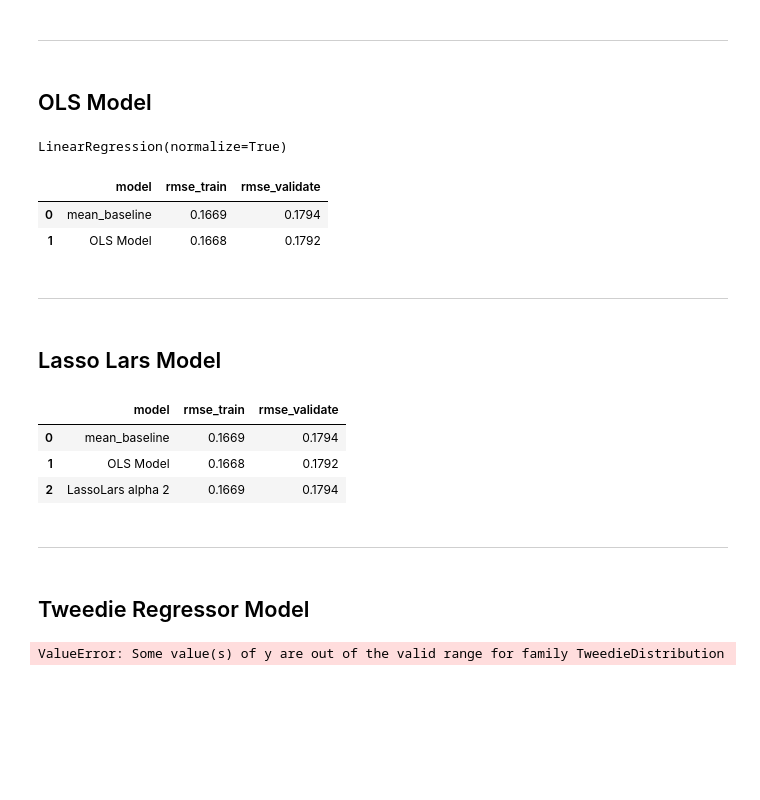
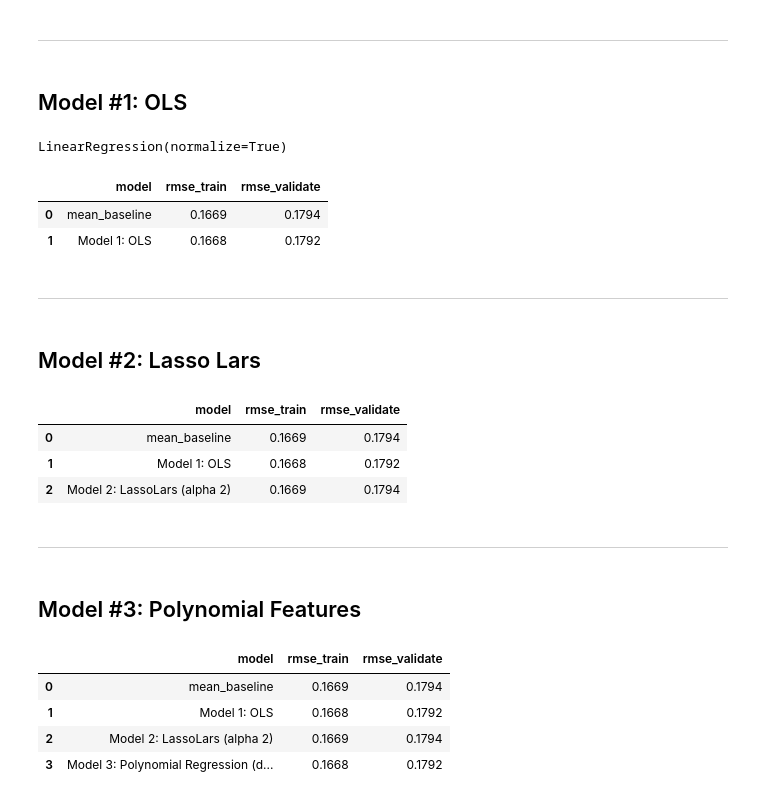
Before and after one commit to natasharivers/Zillow_Clustering_Project, a Jupyter notebook: Notebook.ipynb, the cells around one changed output. Drawn from its saved outputs; the diff is of its cells as text; code cells hidden in the pictures; blank space fills up the shorter version.

Commit message:
3rd model

```diff
--- a/Notebook.ipynb
+++ b/Notebook.ipynb
@@ -590,24 +586,25 @@ features = ['total_sqft', 'bedrooms', 'longitude']
 # %% [markdown]
 __________________
 # %% [markdown]
-## OLS Model
+## Model #1: OLS
 # %%
+#ordinary least squares
 #create the model
-lm = LinearRegression(normalize=True)
+model1 = LinearRegression(normalize=True)
 
 #fit the model
-lm.fit(X_train_scaled[features], y_train.actual)
+model1.fit(X_train_scaled[features], y_train.actual)
 # %% [output]
 LinearRegression(normalize=True)
 # %%
 # predict train
-y_train['logerror_pred_lm'] = lm.predict(X_train_scaled[features])
+y_train['logerror_pred_lm'] = model1.predict(X_train_scaled[features])
 
 # evaluate: rmse
 rmse_train = mean_squared_error(y_train.actual, y_train.logerror_pred_lm)**(1/2)
 
 # predict validate
-y_validate['logerror_pred_lm'] = lm.predict(X_validate_scaled[features])
+y_validate['logerror_pred_lm'] = model1.predict(X_validate_scaled[features])
 
 # evaluate: rmse
 rmse_validate = mean_squared_error(y_validate.actual, y_validate.logerror_pred_lm)**(1/2)
@@ -615,7 +612,7 @@ rmse_validate = mean_squared_error(y_validate.actual, y_validate.logerror_pred_l
 #create visual to see baseline vs LinearRegression model
 metric_df = metric_df.append(
     {
-    'model': 'OLS Model',
+    'model': 'Model 1: OLS',
     'rmse_train': round(rmse_train, 4),
     'rmse_validate': round(rmse_validate,4),
     }, ignore_index=True)
@@ -624,46 +621,46 @@ metric_df
 # %% [output]
 |  | model | rmse_train | rmse_validate |
 | 0 | mean_baseline | 0.1669 | 0.1794 |
-| 1 | OLS Model | 0.1668 | 0.1792 |
+| 1 | Model 1: OLS | 0.1668 | 0.1792 |
 # %% [markdown]
 __________________________
 # %% [markdown]
-## Lasso Lars Model
+## Model #2: Lasso Lars
 # %%
 # create the model object
-lars = LassoLars(alpha= 2)
+model2 = LassoLars(alpha= 2)
 
 # fit the model to our training data. We must specify the column in y_train,
 # since we have converted it to a dataframe from a series!
-lars.fit(X_train_scaled[features], y_train.actual)
+model2.fit(X_train_scaled[features], y_train.actual)
 
 # predict train
-y_train['logerror_pred_lars'] = lars.predict(X_train_scaled[features])
+y_train['logerror_pred_lars'] = model2.predict(X_train_scaled[features])
 
 # evaluate: rmse
 rmse_train = mean_squared_error(y_train.actual, y_train.logerror_pred_lars)**(1/2)
 
 # predict validate
-y_validate['logerror_pred_lars'] = lars.predict(X_validate_scaled[features])
+y_validate['logerror_pred_lars'] = model2.predict(X_validate_scaled[features])
 
 # evaluate: rmse
 rmse_validate = mean_squared_error(y_validate.actual, y_validate.logerror_pred_lars)**(1/2)
 # %%
 #shows baseline vs LinearRegression vs LassoLars
 metric_df = metric_df.append(
     {
-    'model': 'LassoLars alpha 2',
+    'model': 'Model 2: LassoLars (alpha 2)',
     'rmse_train': round(rmse_train,4),
     'rmse_validate': round(rmse_validate,4),
     }, ignore_index=True)
 
 metric_df
 # %% [output]
 |  | model | rmse_train | rmse_validate |
 | 0 | mean_baseline | 0.1669 | 0.1794 |
-| 1 | OLS Model | 0.1668 | 0.1792 |
-| 2 | LassoLars alpha 2 | 0.1669 | 0.1794 |
+| 1 | Model 1: OLS | 0.1668 | 0.1792 |
+| 2 | Model 2: LassoLars (alpha 2) | 0.1669 | 0.1794 |
 # %% [markdown]
 ____________________
-# %% [markdown]
-## Tweedie Regressor Model
+# %% [markdown]
+## Model #3: Polynomial Features
@@ -670,31 +677,34 @@ ____________________
 # %%
-# create the model object
-glm = TweedieRegressor(power=1, alpha=0)
+#create the model
+model3 = LinearRegression(normalize=True)
 
-# fit the model to our training data. We must specify the column in y_train,
-# since we have converted it to a dataframe from a series!
-glm.fit(X_train_scaled[features], y_train.actual)
+#fit the mode
+model3.fit(X_train_degree2, y_train.actual)
 
-# predict train
-y_train['logerror_pred_glm'] = glm.predict(X_train_scaled[features])
+#use the model
+y_train['logerror_pred_pm'] = model3.predict(X_train_degree2)
 
 # evaluate: rmse
-rmse_train = (mean_squared_error(y_train.actual, y_train.logerror_pred_glm)**(1/2))
+rmse_train = mean_squared_error(y_train.actual, y_train.tv_pred_pm) ** (1/2)
 
 # predict validate
-y_validate['logerror_pred_glm'] = glm.predict(X_validate_scaled[features])
+y_validate['logerror_pred_pm'] = model3.predict(X_validate_degree2)
 
 # evaluate: rmse
-rmse_validate = mean_squared_error(y_validate.actual, y_validate.logerror_pred_glm)**(1/2)
+rmse_validate = mean_squared_error(y_validate.actual, y_validate.tv_pred_pm) ** (1/2)
-# %% [output]
-ValueError: Some value(s) of y are out of the valid range for family TweedieDistribution
 # %%
 #shows baseline vs LinearRegression vs LassoLars
 metric_df = metric_df.append(
     {
-    'model': 'Tweedie Regressor: power=1, alpha =0',
+    'model': 'Model 3: Polynomial Regression (degree=2)',
     'rmse_train': round(rmse_train,4),
     'rmse_validate': round(rmse_validate,4),
     }, ignore_index=True)
 
 metric_df
+# %% [output]
+|  | model | rmse_train | rmse_validate |
+| 0 | mean_baseline | 0.1669 | 0.1794 |
+| 1 | Model 1: OLS | 0.1668 | 0.1792 |
+| 2 | Model 2: LassoLars (alpha 2) | 0.1669 | 0.1794 |
+| 3 | Model 3: Polynomial Regression (d... | 0.1668 | 0.1792 |
```
Also changed, not shown: parts of 11 cells of this notebook.
